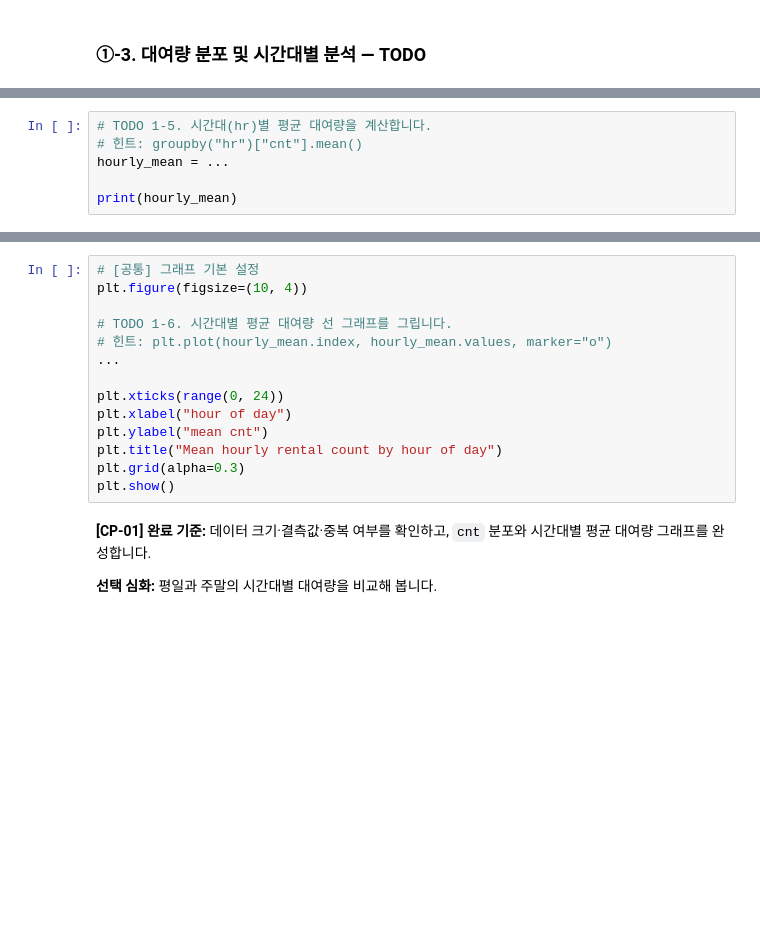
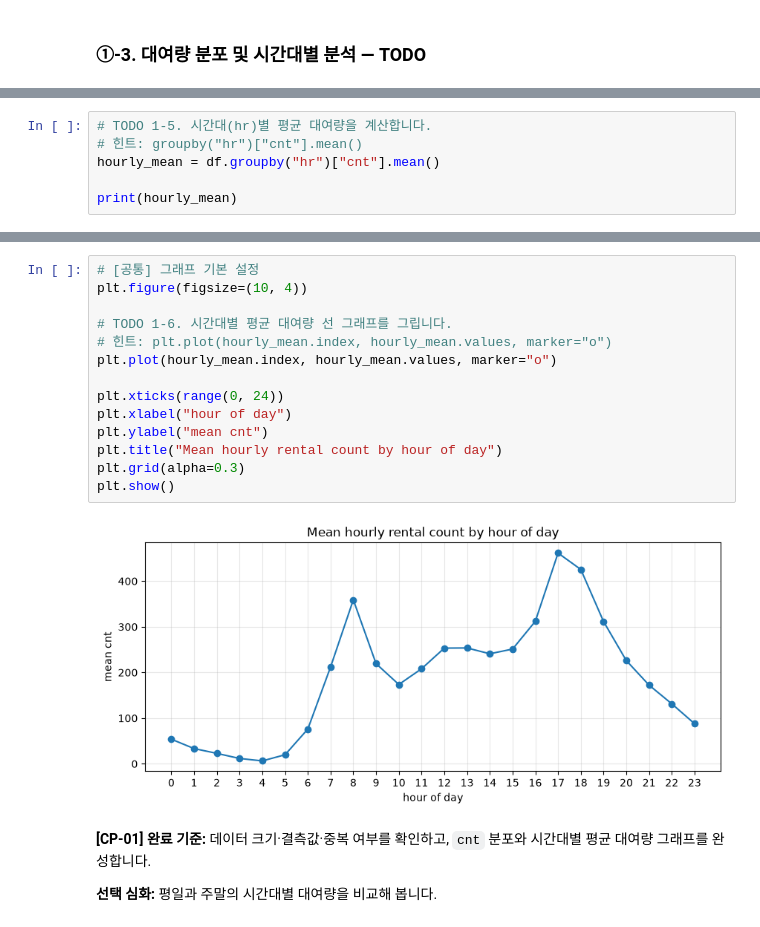
Before and after one commit to mobiemh/ai-miniproject01, a Jupyter notebook: mini-project-01/code/01_regression_bike_demand.ipynb, the cells around one changed output, grey strips where cells are left out. Cells and saved outputs as stored; diff of their text form; blank space fills up the shorter version.

```diff
--- a/mini-project-01/code/01_regression_bike_demand.ipynb
+++ b/mini-project-01/code/01_regression_bike_demand.ipynb
@@ -56,6 +77,6 @@ print(df.duplicated().sum())
 # %%
 # TODO 1-5. 시간대(hr)별 평균 대여량을 계산합니다.
 # 힌트: groupby("hr")["cnt"].mean()
-hourly_mean = ...
+hourly_mean = df.groupby("hr")["cnt"].mean()
 
 print(hourly_mean)
@@ -62,17 +101,19 @@ print(hourly_mean)
 # %%
 # [공통] 그래프 기본 설정
 plt.figure(figsize=(10, 4))
 
 # TODO 1-6. 시간대별 평균 대여량 선 그래프를 그립니다.
 # 힌트: plt.plot(hourly_mean.index, hourly_mean.values, marker="o")
-...
+plt.plot(hourly_mean.index, hourly_mean.values, marker="o")
 
 plt.xticks(range(0, 24))
 plt.xlabel("hour of day")
 plt.ylabel("mean cnt")
 plt.title("Mean hourly rental count by hour of day")
 plt.grid(alpha=0.3)
 plt.show()
+# %% [output]
+[figure, added]
 # %% [markdown]
 **[CP-01] 완료 기준:** 데이터 크기·결측값·중복 여부를 확인하고, `cnt` 분포와 시간대별 평균 대여량 그래프를 완성합니다.
 
```
Also changed, not shown: parts of 3 cells of this notebook.
